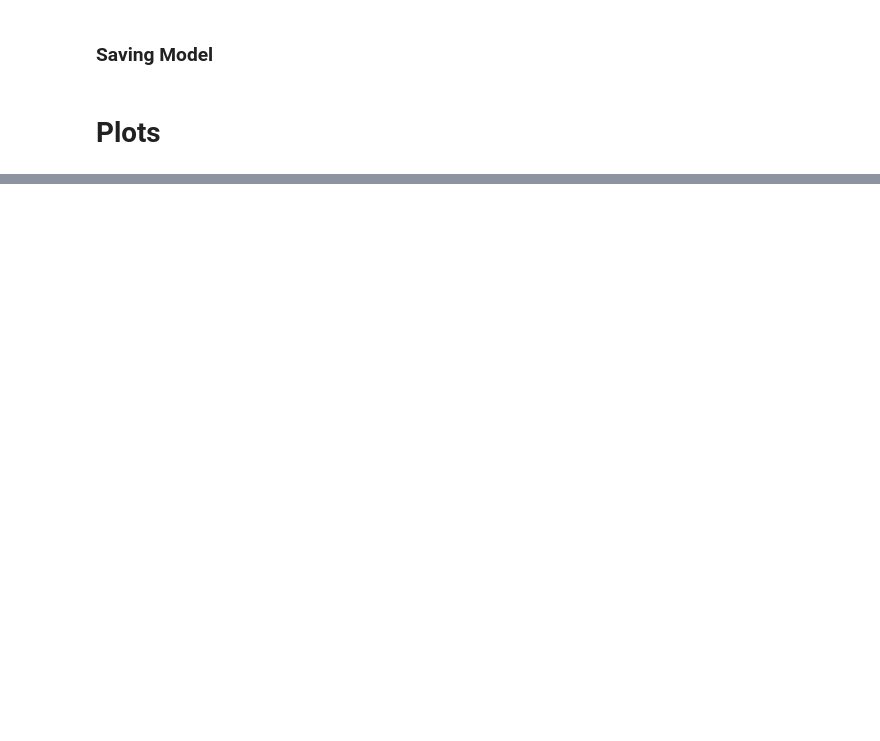
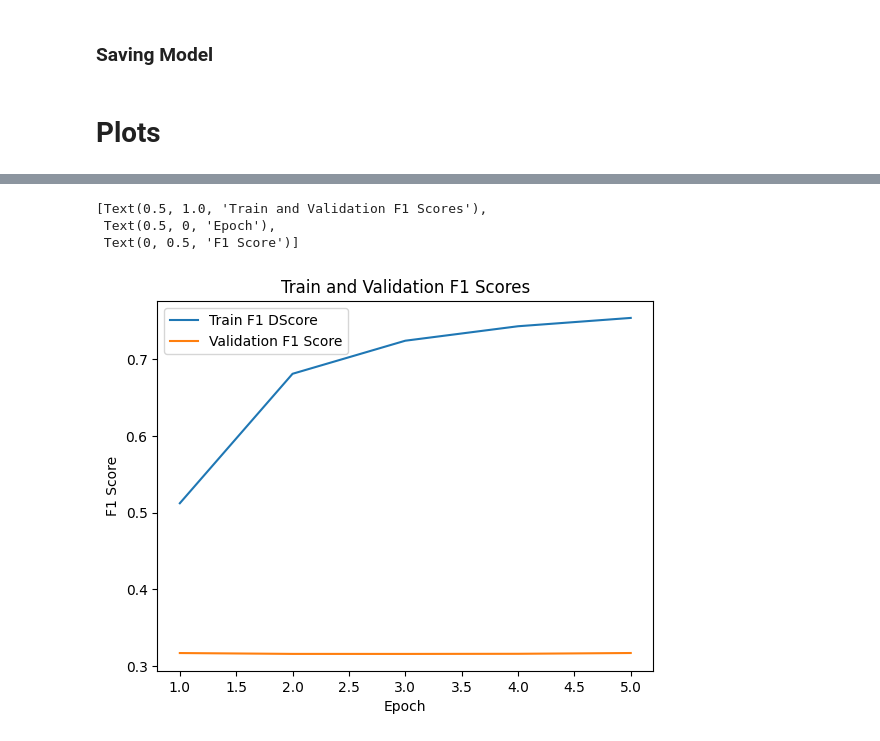
Before and after one commit to Jaskaran320/NLP-assignments, a Jupyter notebook: Assignment-2/LR_BILSTM.ipynb, the cells around one changed output, grey strips where cells are left out. Drawn from its saved outputs; the diff is of its cells as text; code cells hidden in the pictures; blank space fills up the shorter version.

```diff
--- a/Assignment-2/LR_BILSTM.ipynb
+++ b/Assignment-2/LR_BILSTM.ipynb
@@ -405,6 +419,11 @@ sns.lineplot(x=range(1, 5), y=val_losses, label="Validation Loss").set(title="Tr
 # %%
-sns.lineplot(x=range(1, 5), y=train_f1_scores, label="Train F1 DScore ").set(title="Train and Validation F1 Scores", xlabel="Epoch", ylabel="F1 Score")
-sns.lineplot(x=range(1, 5), y=val_f1_scores, label="Validation F1 Score").set(title="Train and Validation F1 Scores", xlabel="Epoch", ylabel="F1 Score")
+sns.lineplot(x=range(1, 6), y=train_f1_scores, label="Train F1 DScore ").set(title="Train and Validation F1 Scores", xlabel="Epoch", ylabel="F1 Score")
+sns.lineplot(x=range(1, 6), y=val_f1_scores, label="Validation F1 Score").set(title="Train and Validation F1 Scores", xlabel="Epoch", ylabel="F1 Score")
+# %% [output]
+[Text(0.5, 1.0, 'Train and Validation F1 Scores'),
+ Text(0.5, 0, 'Epoch'),
+ Text(0, 0.5, 'F1 Score')]
+[figure, added]
 # %%
 from sklearn.metrics import f1_score
 
```
Also changed, not shown: parts of 7 cells of this notebook, 1 other file.
